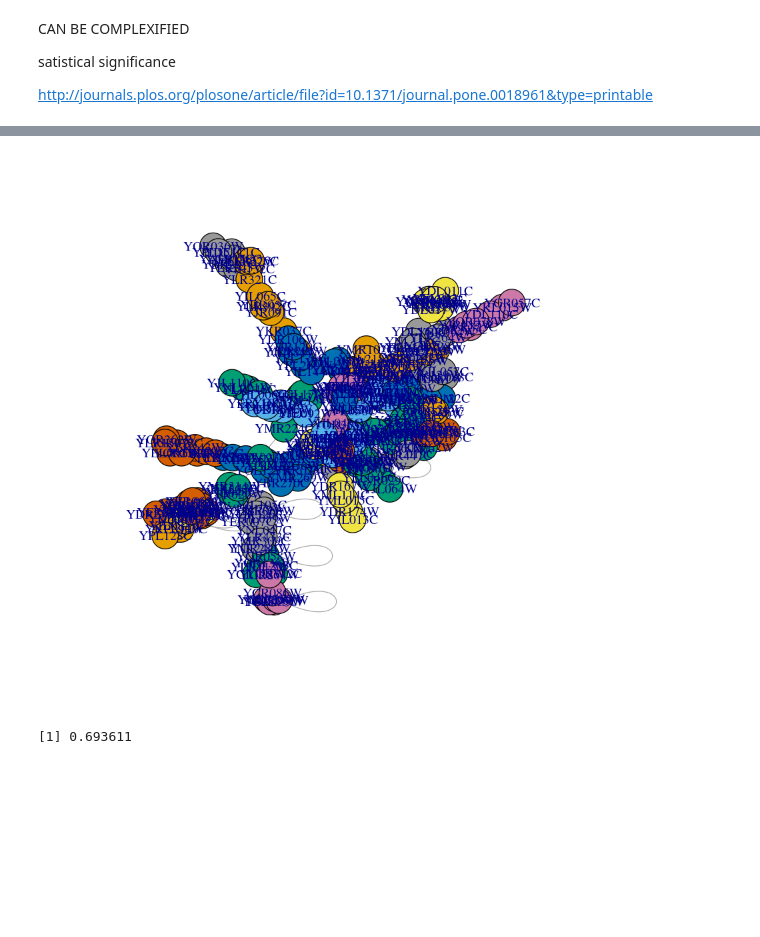
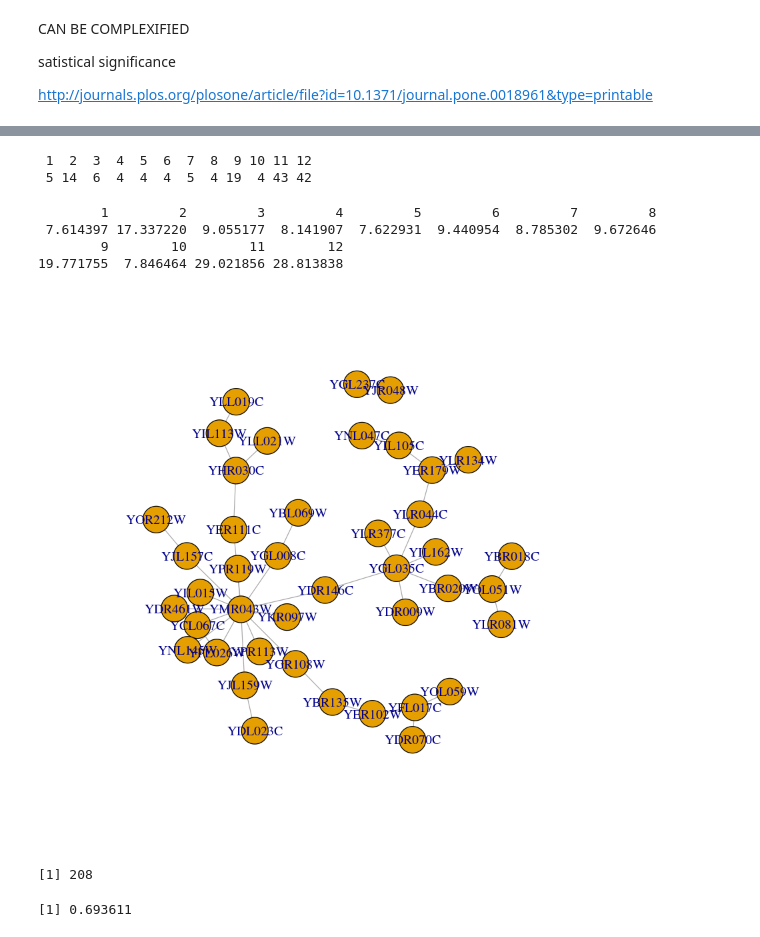
Before and after one commit to DavidMcDonald1993/hyperbolic_embedding, a Jupyter notebook: community_fitness.ipynb, the cells around one changed output, grey strips where cells are left out. Drawn from its saved outputs; the diff is of its cells as text; code cells hidden in the pictures; blank space fills up the shorter version.

Commit message:
active module identification

```diff
--- a/community_fitness.ipynb
+++ b/community_fitness.ipynb
@@ -235,18 +354,16 @@ adjacency_matrix_to_consensus_matrix <- function(A_G, alpha=1.0,
 # %%
-# read in graph
-G <- read.graph("embedded_yeast_uetz.gml", "gml")
-
 # weight by similarity
-S1 <- as.matrix(as_adj(G))
-S2 <- 1 - as.matrix(dist(S1, method = "cosine"))
+S1 <- A
+# S2 <- 1 - as.matrix(dist(S1, method = "cosine"))
+S2 <- 0
 
 # weighting of second order similarity
 w1 <- 0
 
 # create weighted adjacancy matrix
 A_G <- S1 + w1 * S2
-rownames(A_G) <- V(G)
-colnames(A_G) <- V(G)
+# rownames(A_G) <- V(G)$label
+# colnames(A_G) <- V(G)$label
 
 # normalise similarity matrix
-A_G <- A_G / max(A_G)
+# A_G <- A_G / max(A_G)
@@ -257,18 +402,18 @@ heatmap(A_G)
 # %%
 # resolution parameter(s)
-alphas <- c(0.8, 1.0, 1.2)
+alphas <- c(1.0)
 
 # number of repeats
-num_repeats <- 1
+num_repeats <- 10
 
 # number of iterations
-num_iter <- 250
+num_iter <- 1
 
 # filtering
 tau <- 0.1
 
 # weight decay
-lambda <- 0.99
+lambda <- 0
 
 # convert to consensus matrix
 consensus_matrix <- A_G
@@ -328,16 +449,21 @@ heatmap(consensus_matrix)
+# %%
+# cluster based on consensus matrix
+communities <- greedy_community_search(consensus_matrix, max_iter = 1000,
+                                       alpha = 1.0, overlaps_allowed = T, min_community_size = 3)
 # %%
-# cluster based on consensus matrix
-communities <- greedy_community_search(consensus_matrix, alpha=1.0, overlaps_allowed = F)
+coms <- 1:length(communities)
+names(communities) <- coms
 
 # invert (for NMI)
 assignments <- numeric(length = length(V(G)))
-names(assignments) <- V(G)
-
+names(assignments) <- V(G)$label
 for (i in 1:length(communities)) {
     for (node in communities[[i]]) {
         assignments[node] <- i
     }
 }
+
+# assignments <- assignments[names(assignments) %in% keys(org.Sc.sgd.db)]
 # %%
 communities
 # %% [output]
@@ -361,5 +487,17 @@ communities
-# %%
-# plot G coloured by assignment
-plot.igraph(G, vertex.color=assignments)
-# %% [output]
-[figure, removed]
+# %%
+lengths(communities)
+# %% [output]
+ 1  2  3  4  5  6  7  8  9 10 11 12
+ 5 14  6  4  4  4  5  4 19  4 43 42
+# %%
+module_scores <- sapply(communities, function(com) module_fitness(com))
+module_scores
+# %% [output]
+        1         2         3         4         5         6         7         8
+ 7.614397 17.337220  9.055177  8.141907  7.622931  9.440954  8.785302  9.672646
+        9        10        11        12
+19.771755  7.846464 29.021856 28.813838
+# %%
+plot.igraph(induced.subgraph(G, vids = V(G)[V(G)$label %in% communities[[12]]]),)
+# %% [output]
+[figure, added]
@@ -366 +516,5 @@ plot.igraph(G, vertex.color=assignments)
+# %%
+sum(edges)
+# %% [output]
+[1] 208
 # %%
```
Also changed, not shown: parts of 103 cells of this notebook, 4 other files.
